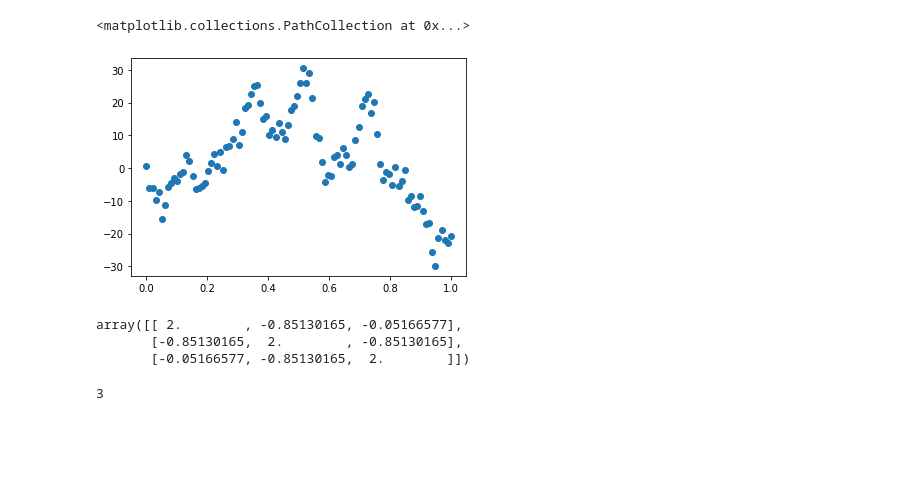
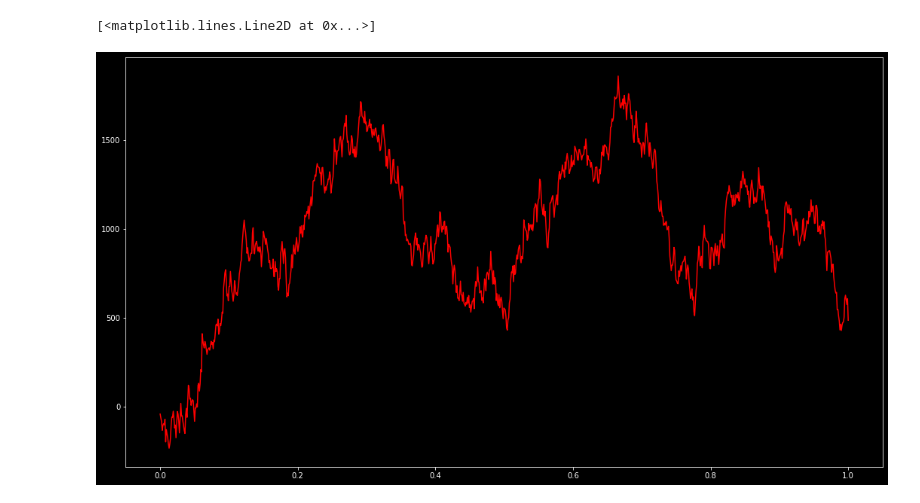
Before and after one commit to hadjigagny93/multifractional-brownian-motion, a Jupyter notebook: notebook.ipynb, the cells around one changed output. Drawn from its saved outputs; the diff is of its cells as text; code cells hidden in the pictures; blank space fills up the shorter version.

Commit message:
generate FBM

```diff
--- a/notebook.ipynb
+++ b/notebook.ipynb
@@ -169,16 +0,0 @@ brm = gp.generateFBM(delta=.01, gp=x)
-# %%
-plt.scatter(np.linspace(0, 1, 100), brm)
-# %% [output]
-<matplotlib.collections.PathCollection at 0x...>
-[figure, removed]
-# %%
-_cov(3, 0.1)
-# %% [output]
-array([[ 2.        , -0.85130165, -0.05166577],
-       [-0.85130165,  2.        , -0.85130165],
-       [-0.05166577, -0.85130165,  2.        ]])
-# %%
-m = 4
-m//2 + 1
-# %% [output]
-3
@@ -184,0 +3,13 @@ m//2 + 1
+# %%
+cis = Cov()
+matrix = Structure().matrix(cis)
+matrix
+simu = GaussianProcess(matrix, cis)
+gp = simu.simulate_gaussian_process()
+brm = simu.generateFBM(delta=10, gp=gp)
+plt.style.use('dark_background')
+plt.figure(figsize=(18, 10))
+plt.plot(np.linspace(0, 1, 1000), brm, color='red')
+# %% [output]
+[<matplotlib.lines.Line2D at 0x...>]
+[figure, added]
```
Also changed, not shown: parts of 6 cells of this notebook, 1 other file.
